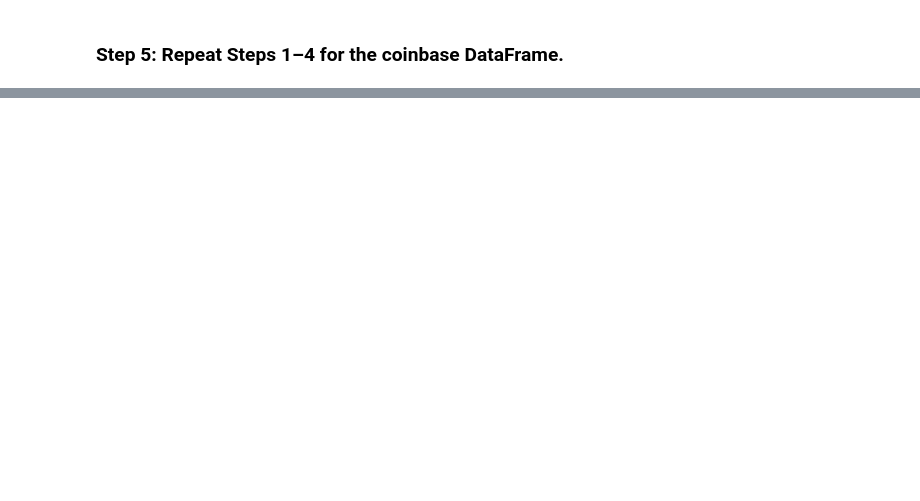
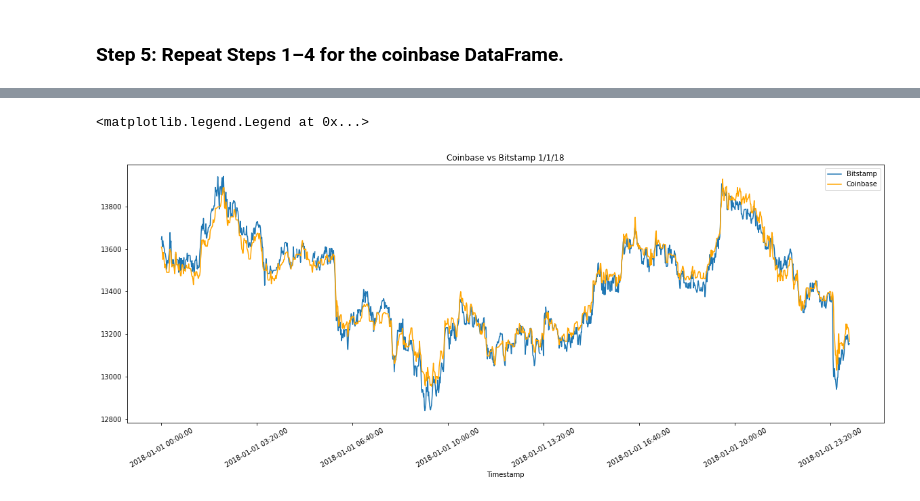
Before and after one commit to apeyton2/Crypto-Arbitrage, a Jupyter notebook: crypto_arbitrage.ipynb, the cells around one changed output, grey strips where cells are left out. Drawn from its saved outputs; the diff is of its cells as text; code cells hidden in the pictures; blank space fills up the shorter version.

```diff
--- a/crypto_arbitrage.ipynb
+++ b/crypto_arbitrage.ipynb
@@ -491,0 +200,6 @@ cumulative_profit_early = # YOUR CODE HERE
+# %%
+#split date and time in each of the dataframes
+coinbase_sliced['date']=pd.to_datetime(coinbase_sliced['Timestamp']).dt.date
+bitstamp_sliced['date']=pd.to_datetime(bitstamp_sliced['Timestamp']).dt.date
+#preview it worked
+coinbase_sliced
@@ -491,0 +230,9 @@ cumulative_profit_early = # YOUR CODE HERE
+# %%
+#create a mask to get the selected dates
+mask = (bitstamp_sliced['date'] >= pd.to_datetime('2018-01-01')) & (bitstamp_sliced['date'] < pd.to_datetime('2018-01-02'))
+#plot just 1/1/18
+ax=bitstamp_sliced.loc[mask].plot(figsize=(20,7),title='Bitstamp whole period',rot=30,x='Timestamp')
+coinbase_sliced.loc[mask].plot(figsize=(20,7),title='Coinbase vs Bitstamp 1/1/18',rot=30,x='Timestamp',color="orange",ax=ax).legend(['Bitstamp','Coinbase'])
+# %% [output]
+<matplotlib.legend.Legend at 0x...>
+[figure, added]
```
Also changed, not shown: parts of 108 cells of this notebook.
